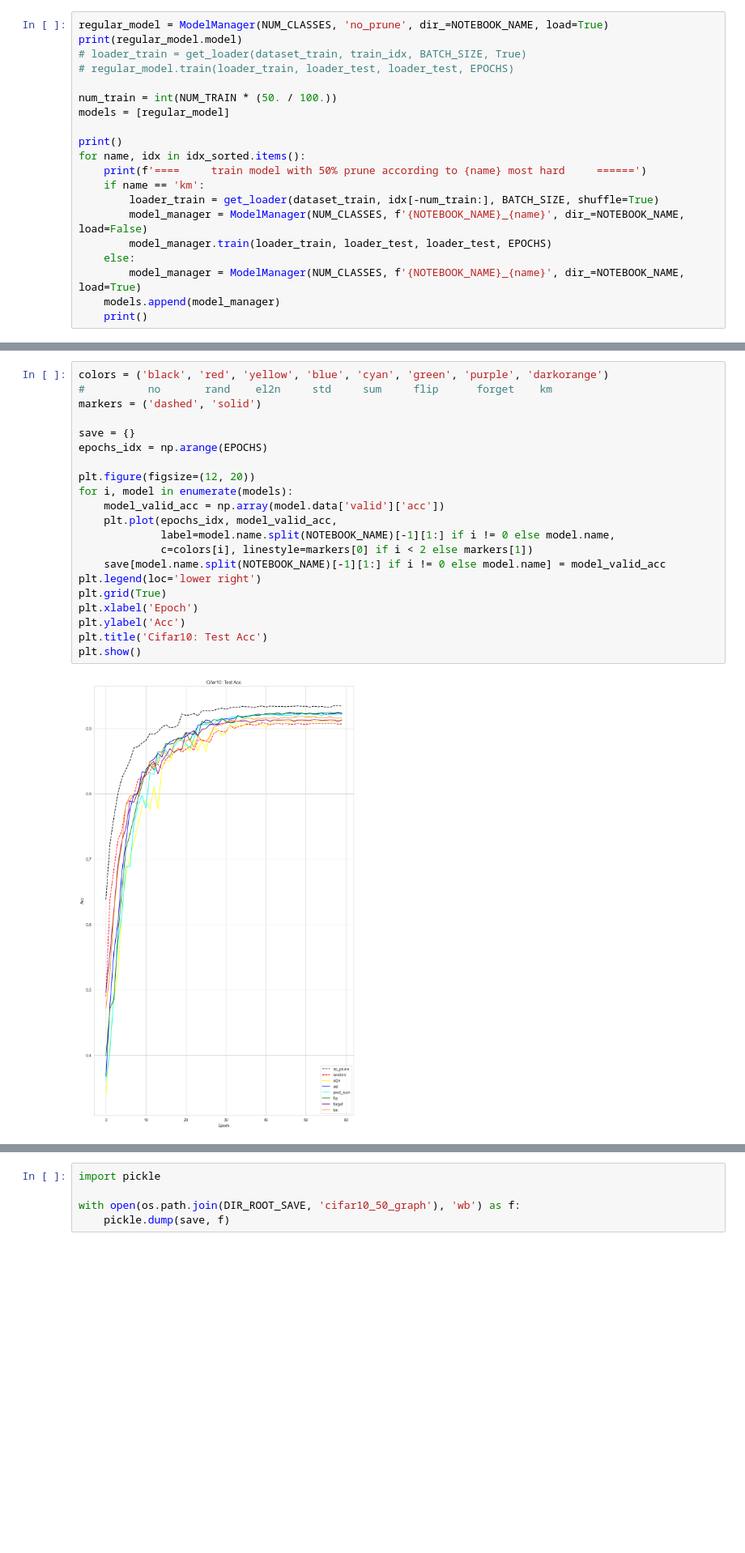
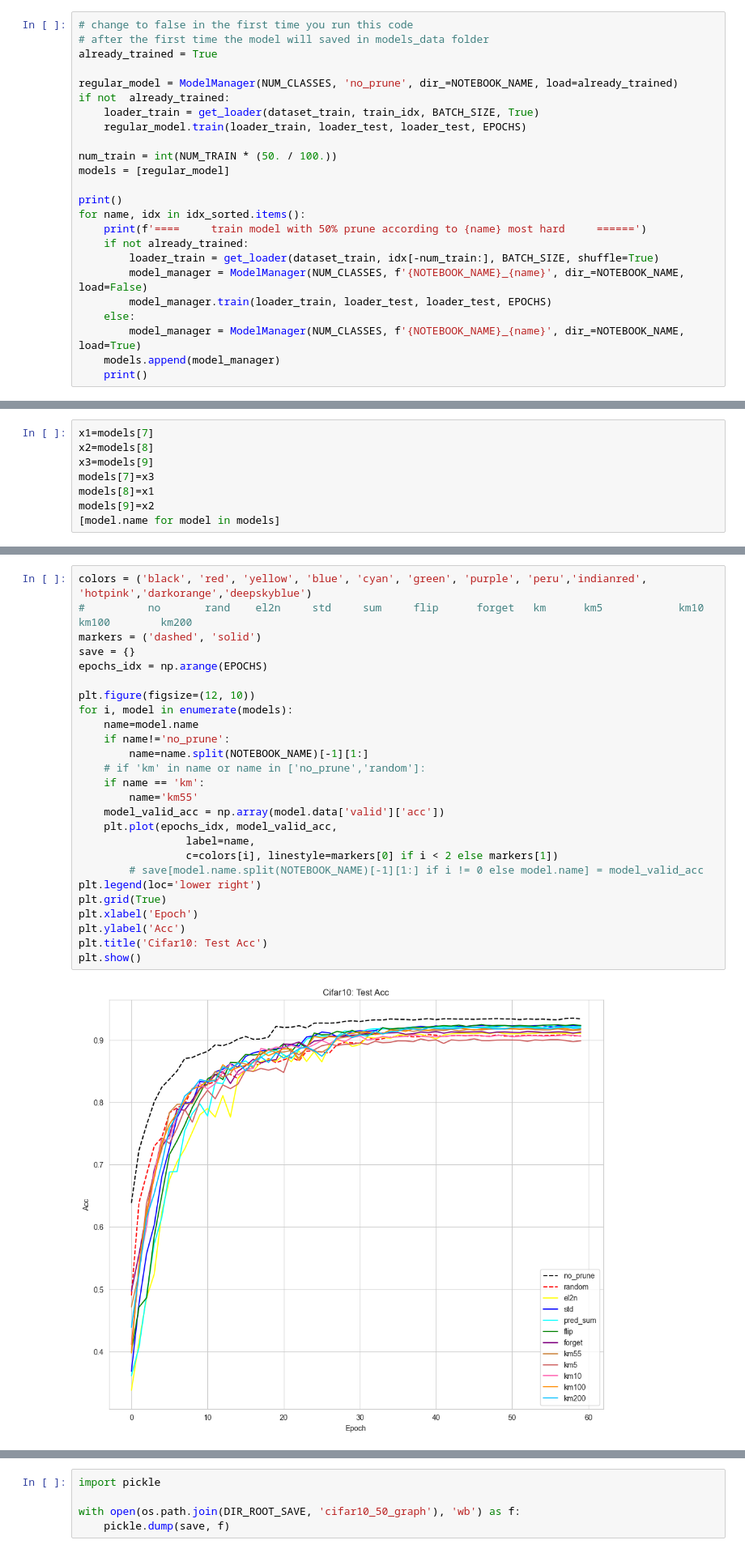
Before and after one commit to bezalelc/Data-pruning, a Jupyter notebook: code/prune_50p_cifar10.ipynb, the cells around one changed output, grey strips where cells are left out. Shown at 81% size. Drawn from its saved outputs; the diff is of its cells as text; blank space fills up the shorter version.

```diff
--- a/code/prune_50p_cifar10.ipynb
+++ b/code/prune_50p_cifar10.ipynb
@@ -89,8 +103,12 @@ Files already downloaded and verified
 # %%
-regular_model = ModelManager(NUM_CLASSES, 'no_prune', dir_=NOTEBOOK_NAME, load=True)
-print(regular_model.model)
-# loader_train = get_loader(dataset_train, train_idx, BATCH_SIZE, True)
-# regular_model.train(loader_train, loader_test, loader_test, EPOCHS)
+# change to false in the first time you run this code
+# after the first time the model will saved in models_data folder
+already_trained = True
+
+regular_model = ModelManager(NUM_CLASSES, 'no_prune', dir_=NOTEBOOK_NAME, load=already_trained)
+if not  already_trained:
+    loader_train = get_loader(dataset_train, train_idx, BATCH_SIZE, True)
+    regular_model.train(loader_train, loader_test, loader_test, EPOCHS)
 
 num_train = int(NUM_TRAIN * (50. / 100.))
 models = [regular_model]
@@ -98,7 +116,7 @@ models = [regular_model]
 print()
 for name, idx in idx_sorted.items():
     print(f'====     train model with 50% prune according to {name} most hard     ======')
-    if name == 'km':
+    if not already_trained:
         loader_train = get_loader(dataset_train, idx[-num_train:], BATCH_SIZE, shuffle=True)
         model_manager = ModelManager(NUM_CLASSES, f'{NOTEBOOK_NAME}_{name}', dir_=NOTEBOOK_NAME, load=False)
         model_manager.train(loader_train, loader_test, loader_test, EPOCHS)
@@ -137,0 +145,8 @@ Accuracy: 0.9161999999999952
+# %%
+x1=models[7]
+x2=models[8]
+x3=models[9]
+models[7]=x3
+models[8]=x1
+models[9]=x2
+[model.name for model in models]
@@ -138,26 +168,31 @@ Accuracy: 0.9161999999999952
 # %%
-colors = ('black', 'red', 'yellow', 'blue', 'cyan', 'green', 'purple', 'darkorange')
-#          no       rand    el2n     std     sum     flip      forget    km
+colors = ('black', 'red', 'yellow', 'blue', 'cyan', 'green', 'purple', 'peru','indianred',   'hotpink','darkorange','deepskyblue')
+#          no       rand    el2n     std     sum     flip      forget   km      km5            km10             km100        km200
 markers = ('dashed', 'solid')
-
 save = {}
 epochs_idx = np.arange(EPOCHS)
 
-plt.figure(figsize=(12, 20))
+plt.figure(figsize=(12, 10))
 for i, model in enumerate(models):
+    name=model.name
+    if name!='no_prune':
+        name=name.split(NOTEBOOK_NAME)[-1][1:]
+    # if 'km' in name or name in ['no_prune','random']:
+    if name == 'km':
+        name='km55'
     model_valid_acc = np.array(model.data['valid']['acc'])
     plt.plot(epochs_idx, model_valid_acc,
-             label=model.name.split(NOTEBOOK_NAME)[-1][1:] if i != 0 else model.name,
-             c=colors[i], linestyle=markers[0] if i < 2 else markers[1])
-    save[model.name.split(NOTEBOOK_NAME)[-1][1:] if i != 0 else model.name] = model_valid_acc
+                 label=name,
+                 c=colors[i], linestyle=markers[0] if i < 2 else markers[1])
+        # save[model.name.split(NOTEBOOK_NAME)[-1][1:] if i != 0 else model.name] = model_valid_acc
 plt.legend(loc='lower right')
 plt.grid(True)
 plt.xlabel('Epoch')
 plt.ylabel('Acc')
 plt.title('Cifar10: Test Acc')
 plt.show()
 # %% [output]
-[figure, old version]
+[figure, new version]
 # %%
 save.keys()
 # %% [output]
```
Also changed, not shown: parts of 8 cells of this notebook, 24 other files.
